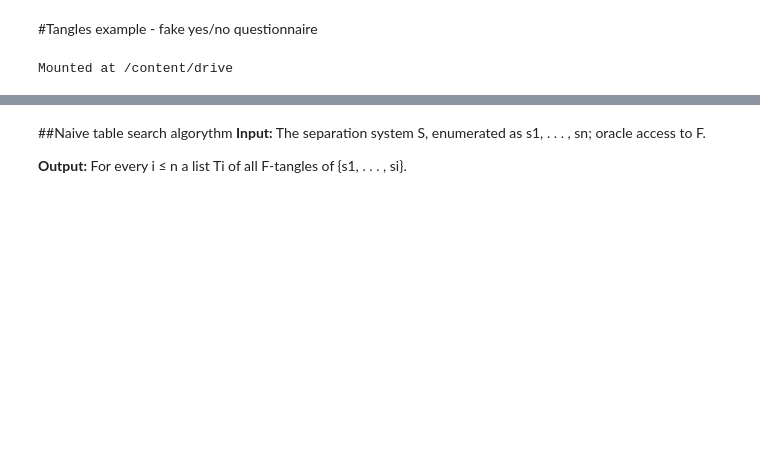
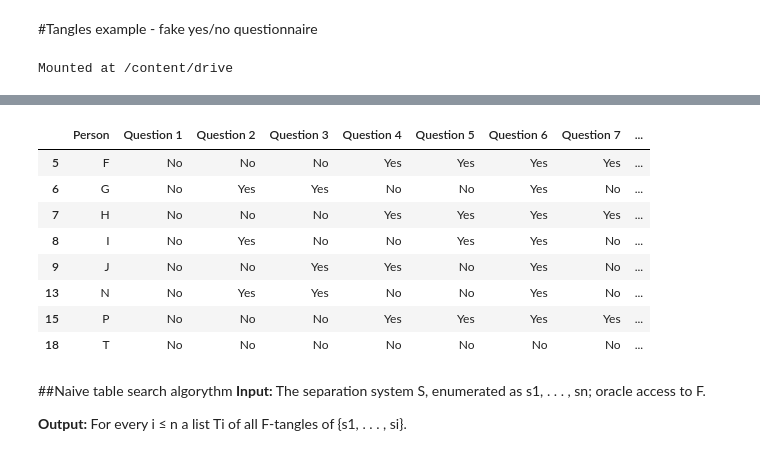
Before and after one commit to zuzannazak/Tangles, a Jupyter notebook: Tangle_playground.ipynb, the cells around one changed output, grey strips where cells are left out. Saved outputs shown, nothing was run; the diff lists cells and outputs as text; code cells hidden in the pictures; blank space fills up the shorter version.

```diff
--- a/Tangle_playground.ipynb
+++ b/Tangle_playground.ipynb
@@ -74,3 +99,15 @@ df.head()
+# %%
+q1B
+# %% [output]
+|  | Person | Question 1 | Question 2 | Question 3 | Question 4 | Question 5 | Question 6 | Question 7 | ... |
+| 5 | F | No | No | No | Yes | Yes | Yes | Yes | ... |
+| 6 | G | No | Yes | Yes | No | No | Yes | No | ... |
+| 7 | H | No | No | No | Yes | Yes | Yes | Yes | ... |
+| 8 | I | No | Yes | No | No | Yes | Yes | No | ... |
+| 9 | J | No | No | Yes | Yes | No | Yes | No | ... |
+| 13 | N | No | Yes | Yes | No | No | Yes | No | ... |
+| 15 | P | No | No | No | Yes | Yes | Yes | Yes | ... |
+| 18 | T | No | No | No | No | No | No | No | ... |
 # %% [markdown]
 ##Naive table search algorythm
 **Input:** The separation system S, enumerated as s1, . . . , sn; oracle access to F.
```
Also changed, not shown: parts of 3 cells of this notebook.
